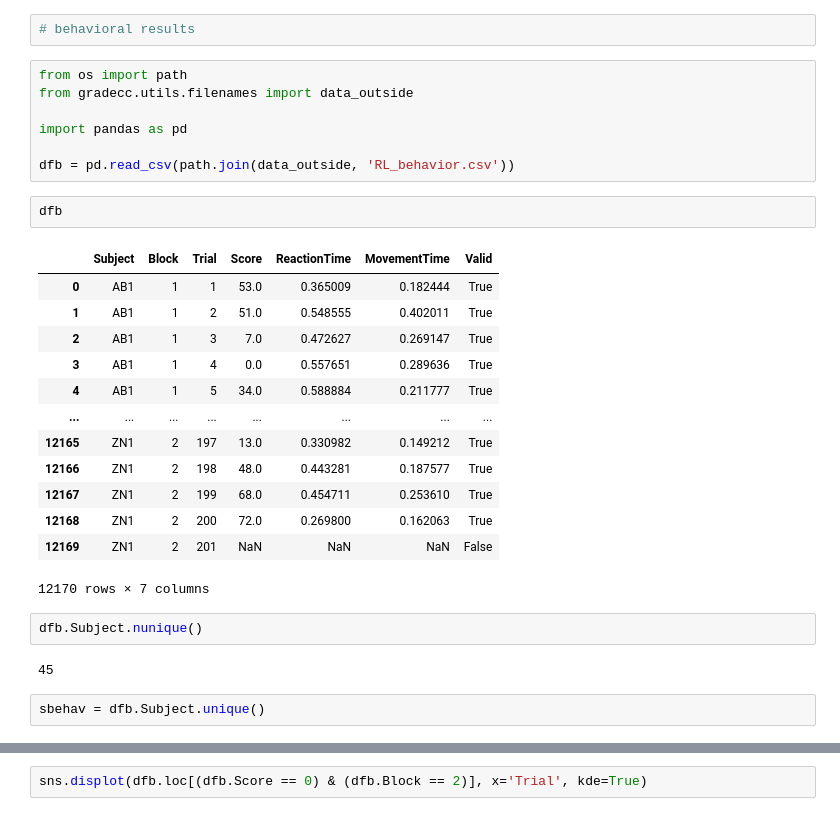
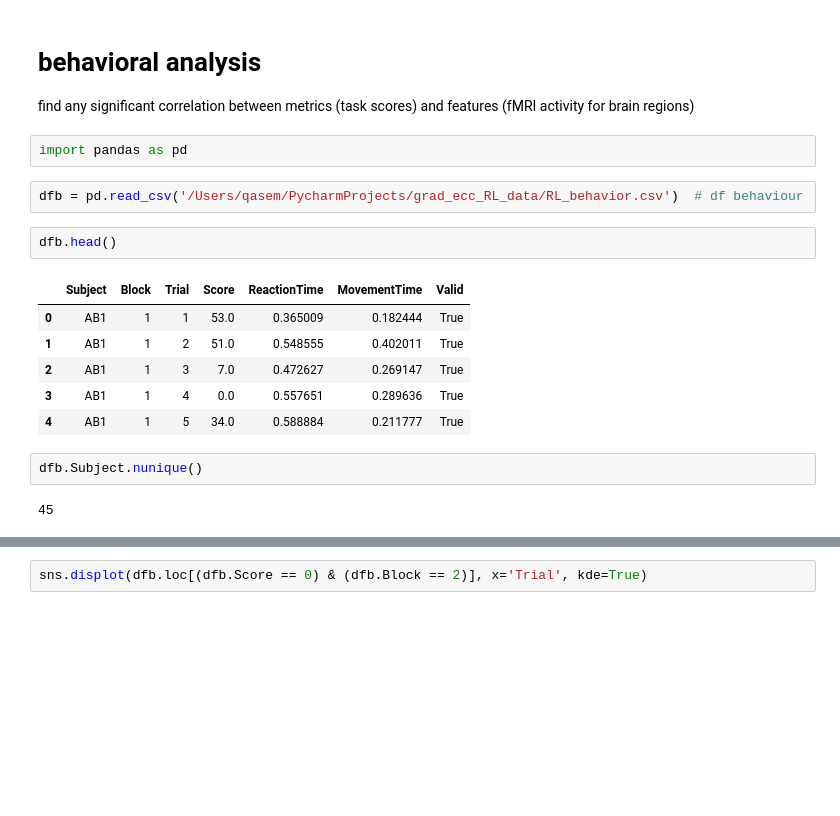
Before and after one commit to qniksefat/gradecc, a Jupyter notebook: notebooks/behavioral.ipynb, the cells around one changed output, grey strips where cells are left out. Saved outputs shown, nothing was run; the diff lists cells and outputs as text; blank space fills up the shorter version.

```diff
--- a/notebooks/behavioral.ipynb
+++ b/notebooks/behavioral.ipynb
@@ -1,31 +1,20 @@
-# %%
-# behavioral results
-# %%
-from os import path
-from gradecc.utils.filenames import data_outside
-
-import pandas as pd
-
-dfb = pd.read_csv(path.join(data_outside, 'RL_behavior.csv'))
+# %% [markdown]
+# behavioral analysis
+find any significant correlation between metrics (task scores) and features (fMRI activity for brain regions)
+# %%
+import pandas as pd
+# %%
+dfb = pd.read_csv('/Users/qasem/PycharmProjects/grad_ecc_RL_data/RL_behavior.csv')  # df behaviour
 # %%
-dfb
+dfb.head()
 # %% [output]
 |  | Subject | Block | Trial | Score | ReactionTime | MovementTime | Valid |
 | 0 | AB1 | 1 | 1 | 53.0 | 0.365009 | 0.182444 | True |
 | 1 | AB1 | 1 | 2 | 51.0 | 0.548555 | 0.402011 | True |
 | 2 | AB1 | 1 | 3 | 7.0 | 0.472627 | 0.269147 | True |
 | 3 | AB1 | 1 | 4 | 0.0 | 0.557651 | 0.289636 | True |
 | 4 | AB1 | 1 | 5 | 34.0 | 0.588884 | 0.211777 | True |
-| ... | ... | ... | ... | ... | ... | ... | ... |
-| 12165 | ZN1 | 2 | 197 | 13.0 | 0.330982 | 0.149212 | True |
-| 12166 | ZN1 | 2 | 198 | 48.0 | 0.443281 | 0.187577 | True |
-| 12167 | ZN1 | 2 | 199 | 68.0 | 0.454711 | 0.253610 | True |
-| 12168 | ZN1 | 2 | 200 | 72.0 | 0.269800 | 0.162063 | True |
-| 12169 | ZN1 | 2 | 201 | NaN | NaN | NaN | False |
-12170 rows × 7 columns
 # %%
 dfb.Subject.nunique()
 # %% [output]
 45
-# %%
-sbehav = dfb.Subject.unique()
```
Also changed, not shown: parts of 161 cells of this notebook.
